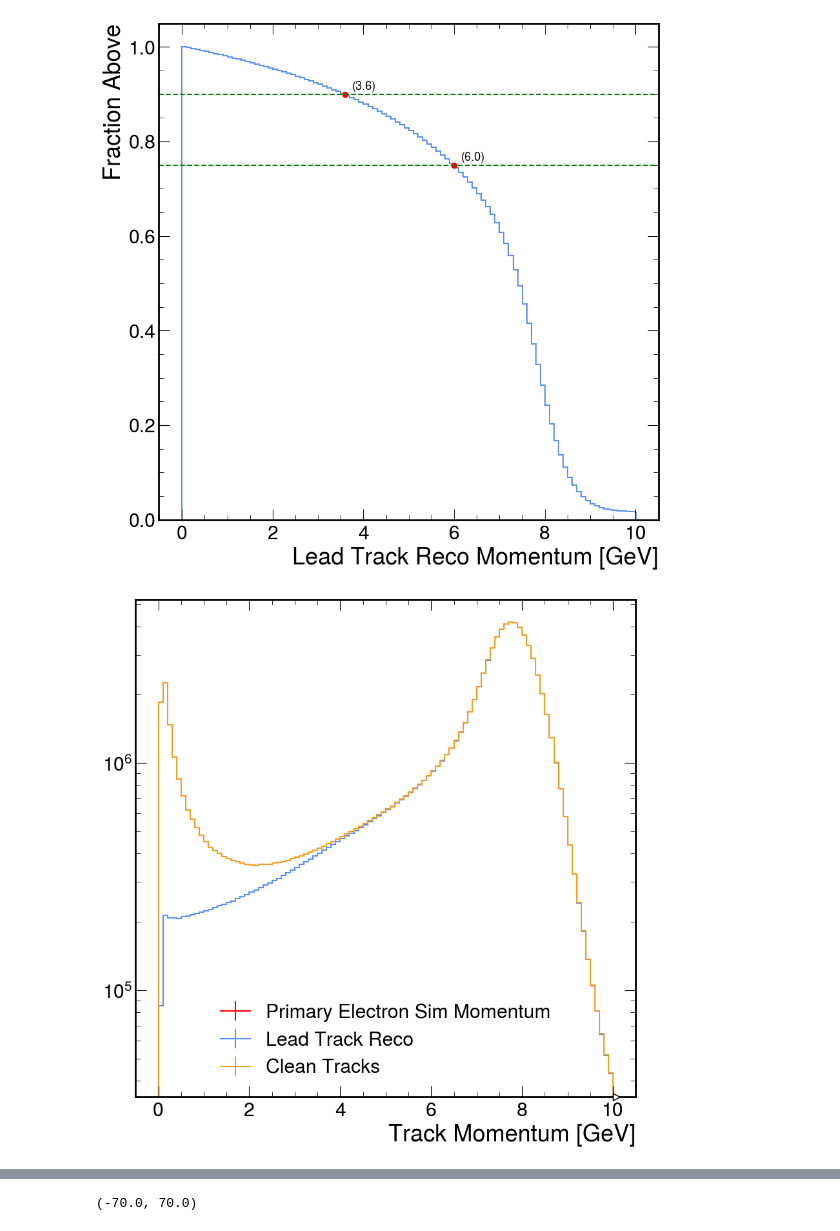
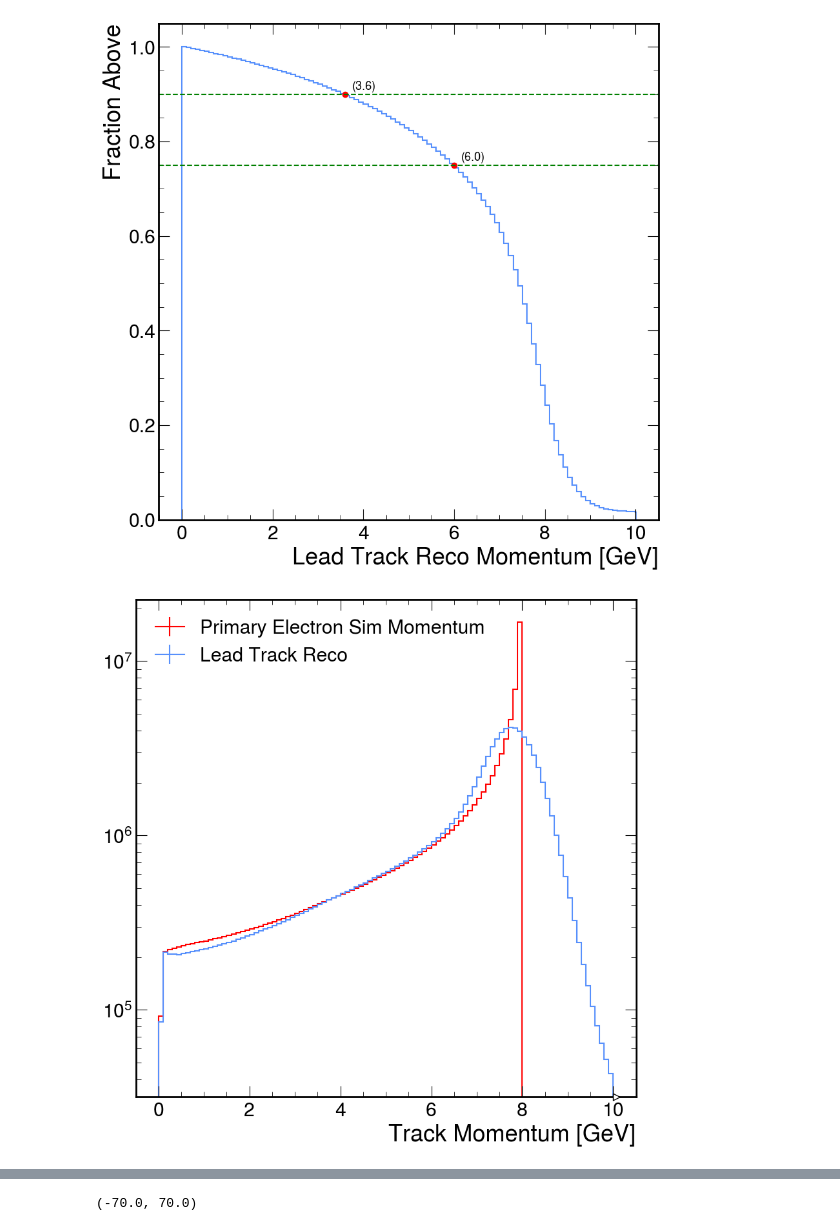
Before and after one commit to rodr1001/my_code, a Jupyter notebook: ldmx/EAT_Tracking/STREAMLINE-plot-eat-tracking-histograms.ipynb, the cells around one changed output, grey strips where cells are left out. Saved outputs shown, nothing was run; the diff lists cells and outputs as text; code cells hidden in the pictures.

```diff
--- a/ldmx/EAT_Tracking/STREAMLINE-plot-eat-tracking-histograms.ipynb
+++ b/ldmx/EAT_Tracking/STREAMLINE-plot-eat-tracking-histograms.ipynb
@@ -30,7 +30,7 @@ no_smear = HistFile('hist_track_ana_1M_NO_SMEAR.root', 'TrackAnalyzer')
 # %%
 smear = HistFile('hist_track_ana_1M_SMEAR.root', 'TrackAnalyzer')
 # %%
-f= HistFile('hist_track_ana_100_a987c50a.root', 'TrackAnalyzer')
+f= HistFile('hist_track_ana_100_2e1cd0f5.root', 'TrackAnalyzer')
 # %%
 f.keys()
 # %% [output]
@@ -150,16 +147,16 @@ plt.ylabel('Fraction Above')
 Text(0, 1, 'Fraction Above')
 [figure]
 # %%
-hh = f['sim_momentum'].to_hist()
+hh = f['esph_momentum'].to_hist()
 #for i in range(0,len(hh.axes[0].widths)):
    # hh[i]=hh[i]*0.05
 h = hh.plot(color ="red",label = "Primary Electron Sim Momentum")
 g = f['reco_leadtrk_momentum'].to_hist().plot(label = "Lead Track Reco")
-d = f['reco_momentum'].to_hist().plot(label = "Clean Tracks")
+#d = f['reco_momentum'].to_hist().plot(label = "Clean Tracks")
 plt.legend(loc='best')
 plt.xlabel('Track Momentum [GeV]')
 plt.yscale("log")
-#plt.savefig("10M_sim_clean_vs_lead_reco_1D-log.jpg")
+#plt.savefig("100M_sim_vs_lead_reco_1D-log.jpg")
 # %% [output]
-[figure, old version]
+[figure, new version]
 # %%
```
Also changed, not shown: parts of 8 cells of this notebook, 1 other file.
